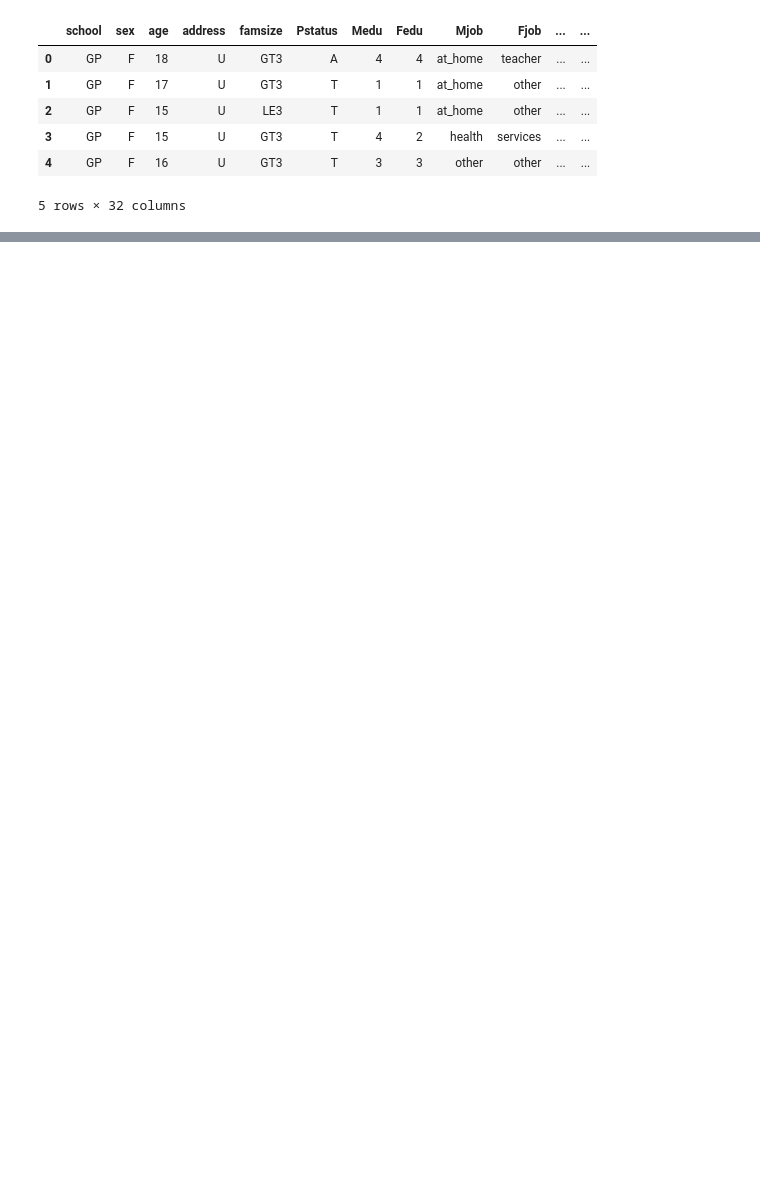
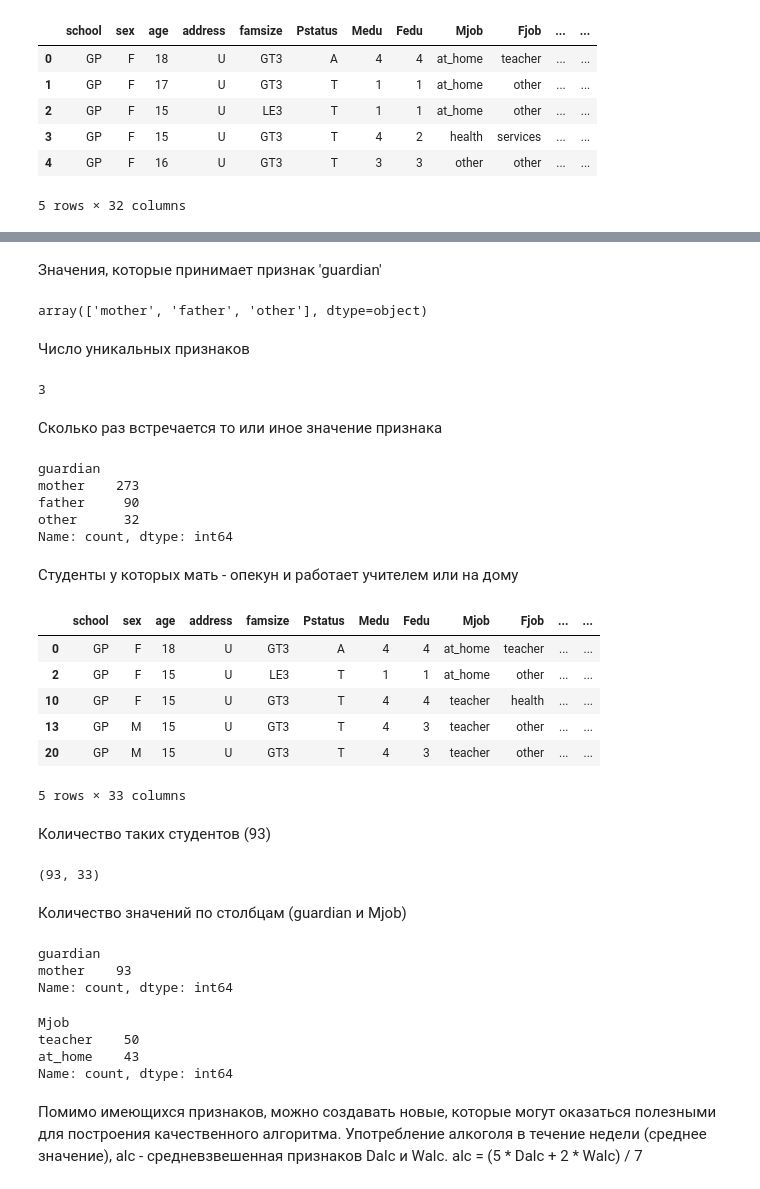
Before and after one commit to GarifullinII/MathStudents, a Jupyter notebook: analysis_students.ipynb, the cells around one changed output, grey strips where cells are left out. Cells and saved outputs as stored; diff of their text form; code cells hidden in the pictures; blank space fills up the shorter version.

```diff
--- a/analysis_students.ipynb
+++ b/analysis_students.ipynb
@@ -136,0 +179,57 @@ data.drop(['G3'], axis = 1).head()
+# %% [markdown]
+Значения, которые принимает признак 'guardian'
+# %%
+data['guardian'].unique()
+# %% [output]
+array(['mother', 'father', 'other'], dtype=object)
+# %% [markdown]
+Число уникальных признаков
+# %%
+data['guardian'].nunique()
+# %% [output]
+3
+# %% [markdown]
+Сколько раз встречается то или иное значение признака
+# %%
+data['guardian'].value_counts()
+# %% [output]
+guardian
+mother    273
+father     90
+other      32
+Name: count, dtype: int64
+# %% [markdown]
+Студенты у которых мать - опекун и работает учителем или на дому
+# %%
+data[(data['guardian'] == 'mother') & ((data['Mjob'] == 'teacher') | (data['Mjob'] == 'at_home'))].head()
+# %% [output]
+|  | school | sex | age | address | famsize | Pstatus | Medu | Fedu | Mjob | Fjob | ... | ... |
+| 0 | GP | F | 18 | U | GT3 | A | 4 | 4 | at_home | teacher | ... | ... |
+| 2 | GP | F | 15 | U | LE3 | T | 1 | 1 | at_home | other | ... | ... |
+| 10 | GP | F | 15 | U | GT3 | T | 4 | 4 | teacher | health | ... | ... |
+| 13 | GP | M | 15 | U | GT3 | T | 4 | 3 | teacher | other | ... | ... |
+| 20 | GP | M | 15 | U | GT3 | T | 4 | 3 | teacher | other | ... | ... |
+5 rows × 33 columns
+# %% [markdown]
+Количество таких студентов (93)
+# %%
+data[(data['guardian'] == 'mother') & ((data['Mjob'] == 'teacher') | (data['Mjob'] == 'at_home'))].shape
+# %% [output]
+(93, 33)
+# %% [markdown]
+Количество значений по столбцам (guardian и Mjob)
+# %%
+data[(data['guardian'] == 'mother') & ((data['Mjob'] == 'teacher') | (data['Mjob'] == 'at_home'))]['guardian'].value_counts()
+# %% [output]
+guardian
+mother    93
+Name: count, dtype: int64
+# %%
+data[(data['guardian'] == 'mother') & ((data['Mjob'] == 'teacher') | (data['Mjob'] == 'at_home'))]['Mjob'].value_counts()
+# %% [output]
+Mjob
+teacher    50
+at_home    43
+Name: count, dtype: int64
+# %% [markdown]
+Помимо имеющихся признаков, можно создавать новые, которые могут оказаться полезными для построения качественного алгоритма. Употребление алкоголя в течение недели (среднее значение), alc - cредневзвешенная признаков Dalc и Walc. alc = (5 * Dalc + 2 * Walc) / 7
```
Also changed, not shown: parts of 28 cells of this notebook.
